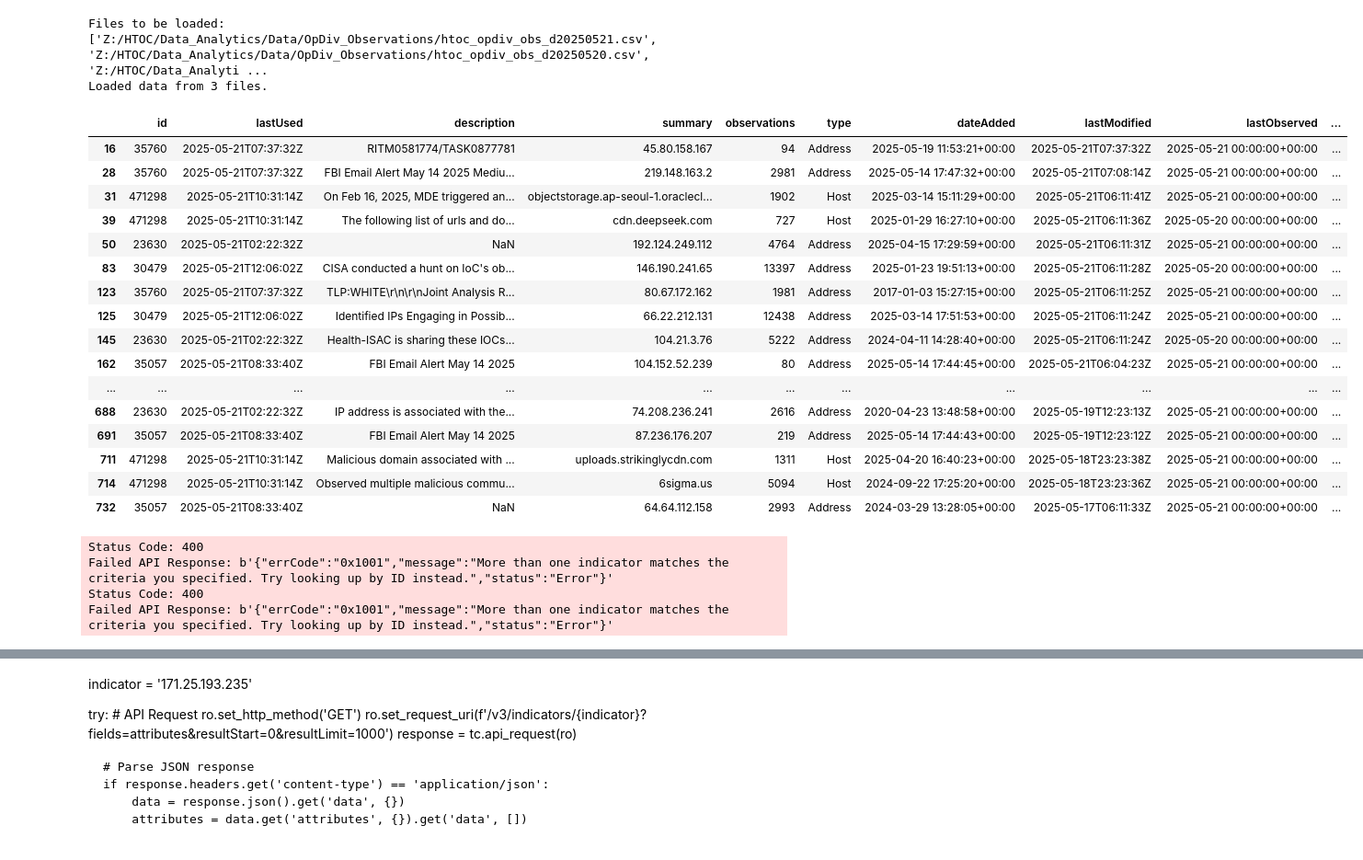
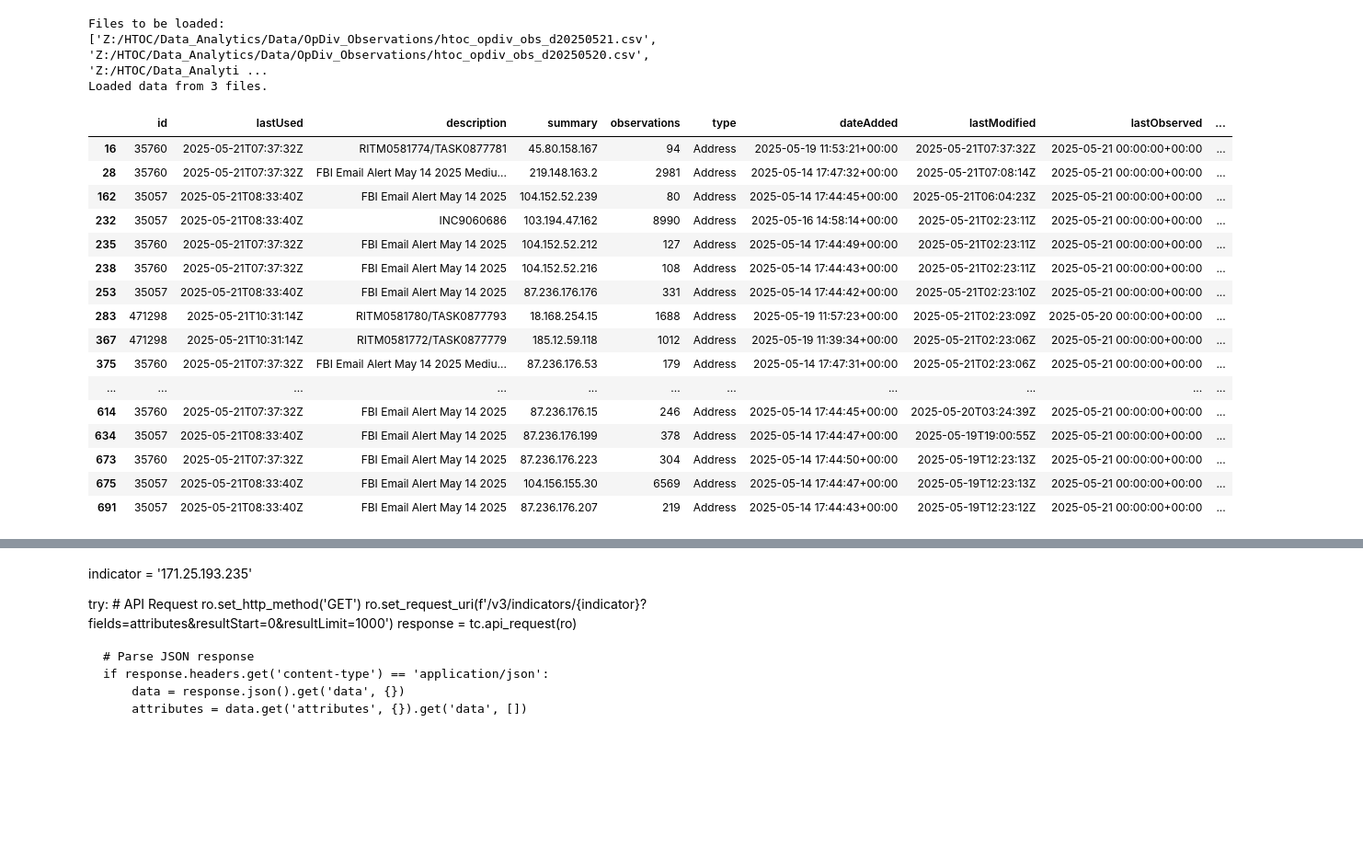
Before and after one commit to jaytlinaskew-OIS/HTOC, a Jupyter notebook: notebooks/I&W Reporting/I&W_Document_Generator.ipynb, the cells around one changed output, grey strips where cells are left out. Shown at 92% size. Drawn from its saved outputs; the diff is of its cells as text; code cells hidden in the pictures; blank space fills up the shorter version.

```diff
--- a/notebooks/I&W Reporting/I&W_Document_Generator.ipynb
+++ b/notebooks/I&W Reporting/I&W_Document_Generator.ipynb
@@ -269,7 +269,7 @@ filtered_tags['observed_date'] = pd.to_datetime(filtered_tags['observed_date'],
 filtered_tags.drop(columns=['cleaned_name'], inplace=True)
 
 # Filter to last 48 hours
-recent_tags = filtered_tags[filtered_tags['lastObserved'] >= cutoff - timedelta(hours=48)].copy()
+recent_tags = filtered_tags[filtered_tags['lastObserved'] >= cutoff - timedelta(hours=24)].copy()
 
 # Make `cutoff` a naive datetime to match the naive `observed_date`
 cutoff_naive = cutoff.tz_convert(None)
@@ -287,51 +287,48 @@ partner_groups = (
 )
 
 # Merge partner information back into recent_tags
 recent_tags = recent_tags.merge(partner_groups, on='summary', how='left')
 
 # Apply additional filters
 recent_tags = recent_tags[recent_tags['partner_count'] >= 2]
 recent_tags = recent_tags[recent_tags['observations'] < 15000]
 
 # Filter by dateAdded in the last 30 days
-#recent_tags = recent_tags[recent_tags['dateAdded'] >= date_added_cutoff]
+recent_tags = recent_tags[recent_tags['dateAdded'] >= date_added_cutoff]
 
 # Drop duplicates based on 'summary'
 recent_tags = recent_tags.drop_duplicates(subset='summary', keep='first')
-
-# Drop rows where 'description' is equal to 'RITM0580258/TASK0875884' because of NIH SOAR
-#recent_tags = recent_tags[recent_tags['description'] != 'RITM0580258/TASK0875884']
 
 # Drop unnecessary columns
 columns_to_drop = [
     'techniqueId', 'tactics.data', 'tactics.count',
     'platforms.data', 'platforms.count', 'partner', 'name'
 ]
 recent_tags = recent_tags.drop(columns=[col for col in columns_to_drop if col in recent_tags.columns], errors='ignore')
 
 
 # Remove rows where 'all_tags' contains 'I&W'
 recent_tags = recent_tags[~recent_tags['all_tags'].apply(lambda x: 'I&W' in x)]
 
 recent_tags
 # %% [output]
 |  | id | lastUsed | description | summary | observations | type | dateAdded | lastModified | lastObserved | ... |
 | 16 | 35760 | 2025-05-21T07:37:32Z | RITM0581774/TASK0877781 | 45.80.158.167 | 94 | Address | 2025-05-19 11:53:21+00:00 | 2025-05-21T07:37:32Z | 2025-05-21 00:00:00+00:00 | ... |
 | 28 | 35760 | 2025-05-21T07:37:32Z | FBI Email Alert May 14 2025 Mediu... | 219.148.163.2 | 2981 | Address | 2025-05-14 17:47:32+00:00 | 2025-05-21T07:08:14Z | 2025-05-21 00:00:00+00:00 | ... |
-| 31 | 471298 | 2025-05-21T10:31:14Z | On Feb 16, 2025, MDE triggered an... | objectstorage.ap-seoul-1.oraclecl... | 1902 | Host | 2025-03-14 15:11:29+00:00 | 2025-05-21T06:11:41Z | 2025-05-21 00:00:00+00:00 | ... |
-| 39 | 471298 | 2025-05-21T10:31:14Z | The following list of urls and do... | cdn.deepseek.com | 727 | Host | 2025-01-29 16:27:10+00:00 | 2025-05-21T06:11:36Z | 2025-05-20 00:00:00+00:00 | ... |
-| 50 | 23630 | 2025-05-21T02:22:32Z | NaN | 192.124.249.112 | 4764 | Address | 2025-04-15 17:29:59+00:00 | 2025-05-21T06:11:31Z | 2025-05-21 00:00:00+00:00 | ... |
-| 83 | 30479 | 2025-05-21T12:06:02Z | CISA conducted a hunt on IoC's ob... | 146.190.241.65 | 13397 | Address | 2025-01-23 19:51:13+00:00 | 2025-05-21T06:11:28Z | 2025-05-20 00:00:00+00:00 | ... |
-| 123 | 35760 | 2025-05-21T07:37:32Z | TLP:WHITE\r\n\r\nJoint Analysis R... | 80.67.172.162 | 1981 | Address | 2017-01-03 15:27:15+00:00 | 2025-05-21T06:11:25Z | 2025-05-21 00:00:00+00:00 | ... |
-| 125 | 30479 | 2025-05-21T12:06:02Z | Identified IPs Engaging in Possib... | 66.22.212.131 | 12438 | Address | 2025-03-14 17:51:53+00:00 | 2025-05-21T06:11:24Z | 2025-05-21 00:00:00+00:00 | ... |
-| 145 | 23630 | 2025-05-21T02:22:32Z | Health-ISAC is sharing these IOCs... | 104.21.3.76 | 5222 | Address | 2024-04-11 14:28:40+00:00 | 2025-05-21T06:11:24Z | 2025-05-20 00:00:00+00:00 | ... |
 | 162 | 35057 | 2025-05-21T08:33:40Z | FBI Email Alert May 14 2025 | 104.152.52.239 | 80 | Address | 2025-05-14 17:44:45+00:00 | 2025-05-21T06:04:23Z | 2025-05-21 00:00:00+00:00 | ... |
+| 232 | 35057 | 2025-05-21T08:33:40Z | INC9060686 | 103.194.47.162 | 8990 | Address | 2025-05-16 14:58:14+00:00 | 2025-05-21T02:23:11Z | 2025-05-21 00:00:00+00:00 | ... |
+| 235 | 35760 | 2025-05-21T07:37:32Z | FBI Email Alert May 14 2025 | 104.152.52.212 | 127 | Address | 2025-05-14 17:44:49+00:00 | 2025-05-21T02:23:11Z | 2025-05-21 00:00:00+00:00 | ... |
+| 238 | 35760 | 2025-05-21T07:37:32Z | FBI Email Alert May 14 2025 | 104.152.52.216 | 108 | Address | 2025-05-14 17:44:43+00:00 | 2025-05-21T02:23:11Z | 2025-05-21 00:00:00+00:00 | ... |
+| 253 | 35057 | 2025-05-21T08:33:40Z | FBI Email Alert May 14 2025 | 87.236.176.176 | 331 | Address | 2025-05-14 17:44:42+00:00 | 2025-05-21T02:23:10Z | 2025-05-21 00:00:00+00:00 | ... |
+| 283 | 471298 | 2025-05-21T10:31:14Z | RITM0581780/TASK0877793 | 18.168.254.15 | 1688 | Address | 2025-05-19 11:57:23+00:00 | 2025-05-21T02:23:09Z | 2025-05-20 00:00:00+00:00 | ... |
+| 367 | 471298 | 2025-05-21T10:31:14Z | RITM0581772/TASK0877779 | 185.12.59.118 | 1012 | Address | 2025-05-19 11:39:34+00:00 | 2025-05-21T02:23:06Z | 2025-05-21 00:00:00+00:00 | ... |
+| 375 | 35760 | 2025-05-21T07:37:32Z | FBI Email Alert May 14 2025 Mediu... | 87.236.176.53 | 179 | Address | 2025-05-14 17:47:31+00:00 | 2025-05-21T02:23:06Z | 2025-05-21 00:00:00+00:00 | ... |
 | ... | ... | ... | ... | ... | ... | ... | ... | ... | ... | ... |
-| 688 | 23630 | 2025-05-21T02:22:32Z | IP address is associated with the... | 74.208.236.241 | 2616 | Address | 2020-04-23 13:48:58+00:00 | 2025-05-19T12:23:13Z | 2025-05-21 00:00:00+00:00 | ... |
+| 614 | 35760 | 2025-05-21T07:37:32Z | FBI Email Alert May 14 2025 | 87.236.176.15 | 246 | Address | 2025-05-14 17:44:45+00:00 | 2025-05-20T03:24:39Z | 2025-05-21 00:00:00+00:00 | ... |
+| 634 | 35057 | 2025-05-21T08:33:40Z | FBI Email Alert May 14 2025 | 87.236.176.199 | 378 | Address | 2025-05-14 17:44:47+00:00 | 2025-05-19T19:00:55Z | 2025-05-21 00:00:00+00:00 | ... |
+| 673 | 35760 | 2025-05-21T07:37:32Z | FBI Email Alert May 14 2025 | 87.236.176.223 | 304 | Address | 2025-05-14 17:44:50+00:00 | 2025-05-19T12:23:13Z | 2025-05-21 00:00:00+00:00 | ... |
+| 675 | 35057 | 2025-05-21T08:33:40Z | FBI Email Alert May 14 2025 | 104.156.155.30 | 6569 | Address | 2025-05-14 17:44:47+00:00 | 2025-05-19T12:23:13Z | 2025-05-21 00:00:00+00:00 | ... |
 | 691 | 35057 | 2025-05-21T08:33:40Z | FBI Email Alert May 14 2025 | 87.236.176.207 | 219 | Address | 2025-05-14 17:44:43+00:00 | 2025-05-19T12:23:12Z | 2025-05-21 00:00:00+00:00 | ... |
-| 711 | 471298 | 2025-05-21T10:31:14Z | Malicious domain associated with ... | uploads.strikinglycdn.com | 1311 | Host | 2025-04-20 16:40:23+00:00 | 2025-05-18T23:23:38Z | 2025-05-21 00:00:00+00:00 | ... |
-| 714 | 471298 | 2025-05-21T10:31:14Z | Observed multiple malicious commu... | 6sigma.us | 5094 | Host | 2024-09-22 17:25:20+00:00 | 2025-05-18T23:23:36Z | 2025-05-21 00:00:00+00:00 | ... |
-| 732 | 35057 | 2025-05-21T08:33:40Z | NaN | 64.64.112.158 | 2993 | Address | 2024-03-29 13:28:05+00:00 | 2025-05-17T06:11:33Z | 2025-05-21 00:00:00+00:00 | ... |
 # %%
 import pandas as pd
 import urllib.parse
@@ -397,11 +394,6 @@ no_attrs_df = recent_tags[recent_tags['summary'].isin(indicators_with_no_attribu
 # Combine both and remove duplicates based on 'summary'
 filtered_recent_tags = pd.concat([filtered_with_attrs, no_attrs_df], ignore_index=True)
 filtered_recent_tags = filtered_recent_tags.drop_duplicates(subset='summary').reset_index(drop=True)
-# %% [output]
-Status Code: 400
-Failed API Response: b'{"errCode":"0x1001","message":"More than one indicator matches the criteria you specified. Try looking up by ID instead.","status":"Error"}'
-Status Code: 400
-Failed API Response: b'{"errCode":"0x1001","message":"More than one indicator matches the criteria you specified. Try looking up by ID instead.","status":"Error"}'
 # %%
 filtered_recent_tags
 # %% [output]
```
Also changed, not shown: parts of 2 cells of this notebook, 10 other files.
